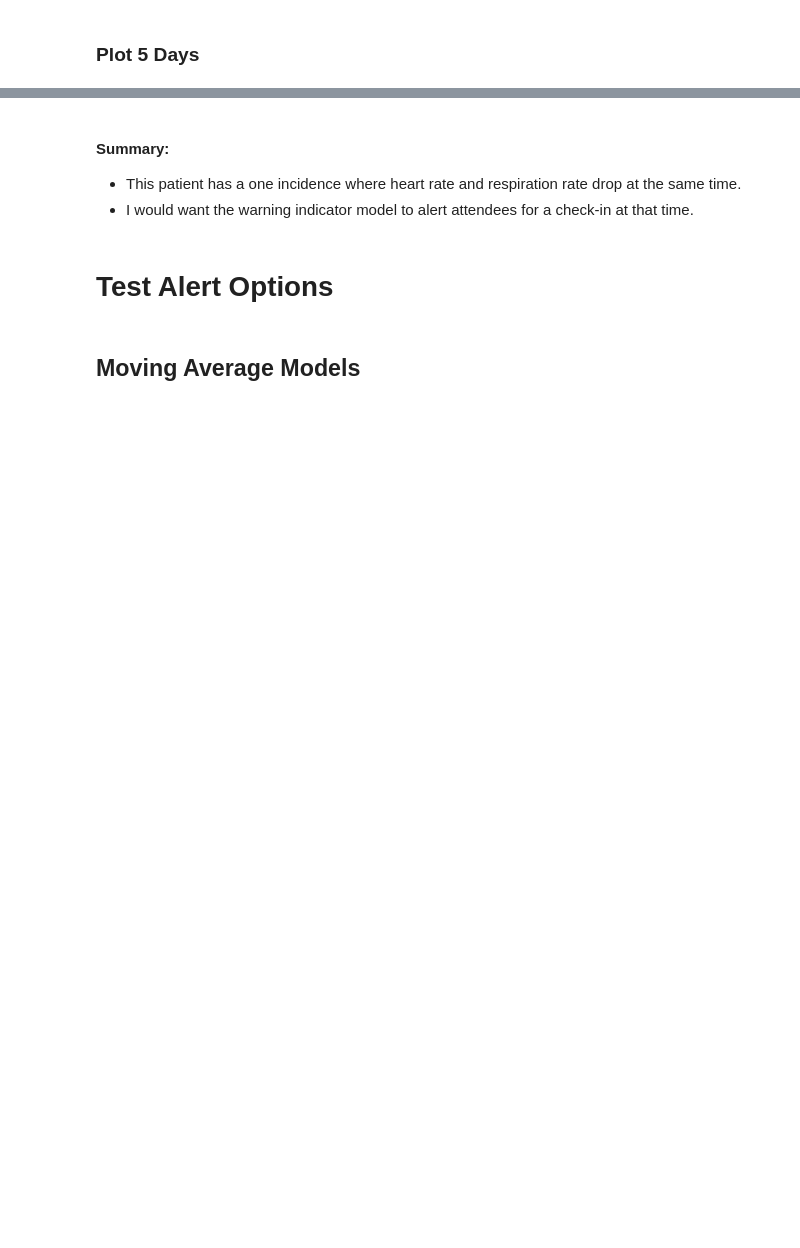
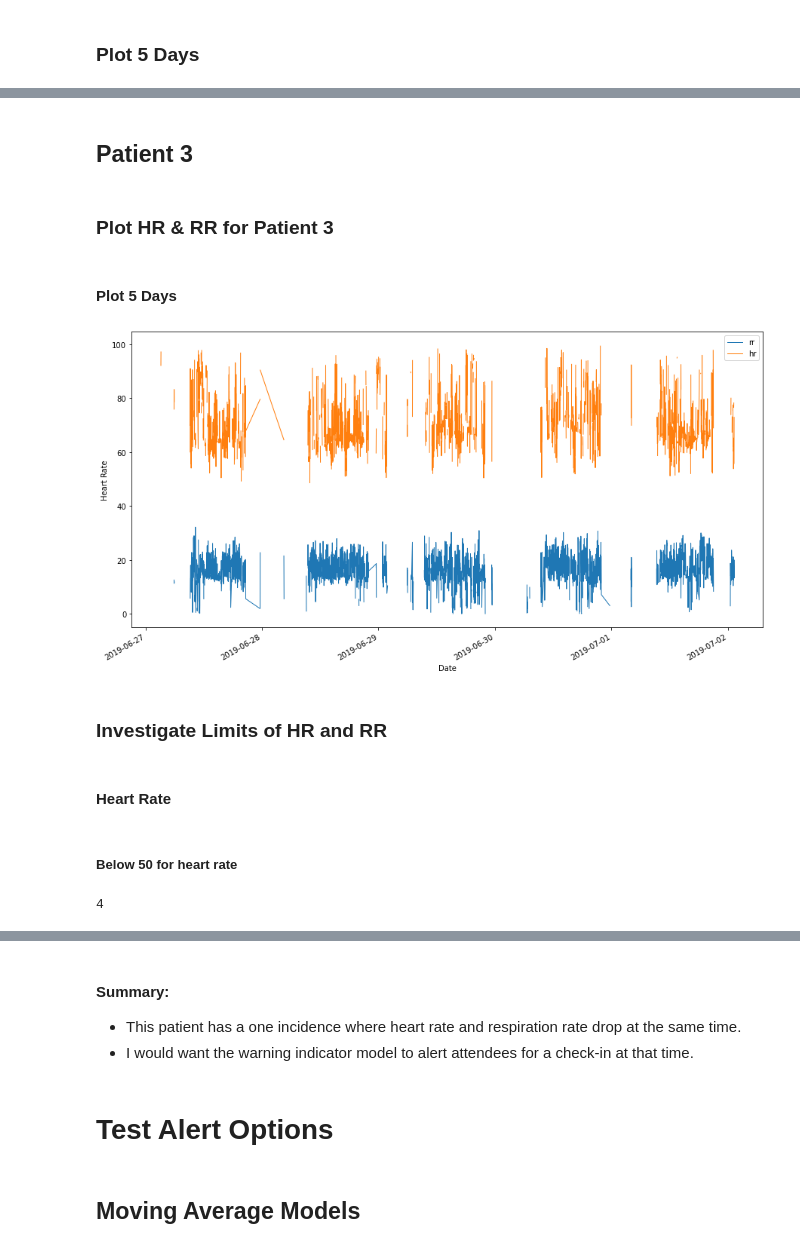
Before and after one commit to jpetoskey/Tellus_JrML_Challenge, a Jupyter notebook: Check-In Indicator, Nursing Homes.ipynb, the cells around one changed output, grey strips where cells are left out. Saved outputs shown, nothing was run; the diff lists cells and outputs as text; code cells hidden in the pictures; blank space fills up the shorter version.

```diff
--- a/Check-In Indicator, Nursing Homes.ipynb
+++ b/Check-In Indicator, Nursing Homes.ipynb
@@ -532,0 +569,38 @@ plt.show()
+# %% [markdown]
+## Patient 3
+# %% [markdown]
+### Plot HR & RR for Patient 3
+# %% [markdown]
+#### Plot 5 Days
+# %%
+# Select Patient 2
+df_3 = df_present.loc[df_present['user_id'] == 3]
+
+# Convert timestampe to datetime
+df_3['date_time'] = pd.to_datetime(df_3.ts)
+
+# Copy DataFrame and Select Heart Rate column
+df_3_plot = df_3.copy()
+df_3_plot = df_3_plot.iloc[:, [5,1,2]]
+
+# Plot the timeseries
+pd.plotting.register_matplotlib_converters()
+ax = df_3_plot.set_index('date_time').plot(figsize=(15, 8), linewidth=1)
+ax.set_ylabel('Heart Rate')
+ax.set_xlabel('Date')
+#ax.set_xticks(range(488))
+
+plt.show()
+# %% [output]
+[figure, added]
+# %% [markdown]
+### Investigate Limits of HR and RR
+# %% [markdown]
+#### Heart Rate
+# %% [markdown]
+##### Below 50 for heart rate
+# %%
+# Number of data points with heart rate below 50
+len(df_3_plot[df_3_plot['hr']<50])
+# %% [output]
+4
```
Also changed, not shown: parts of 162 cells of this notebook.
